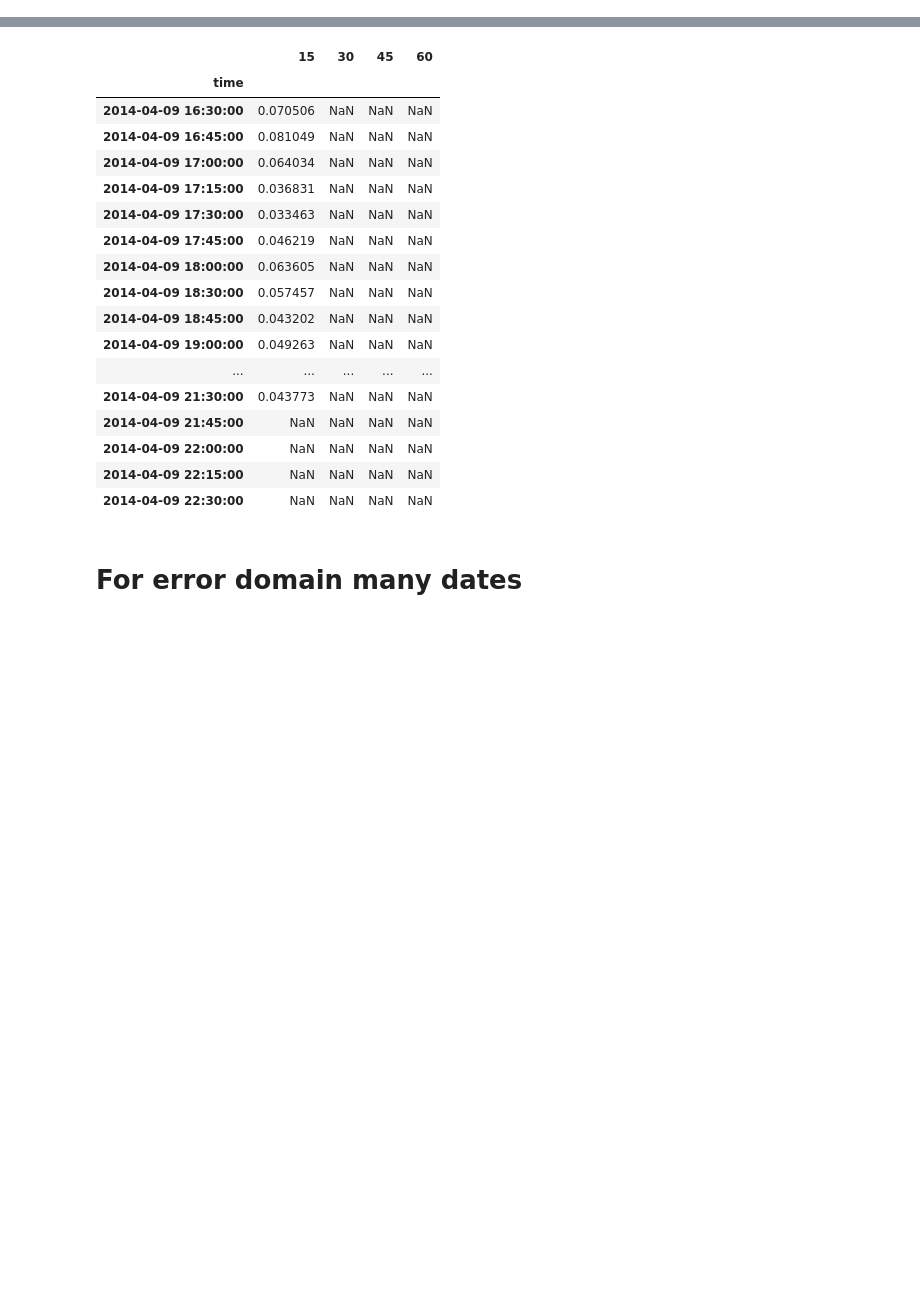
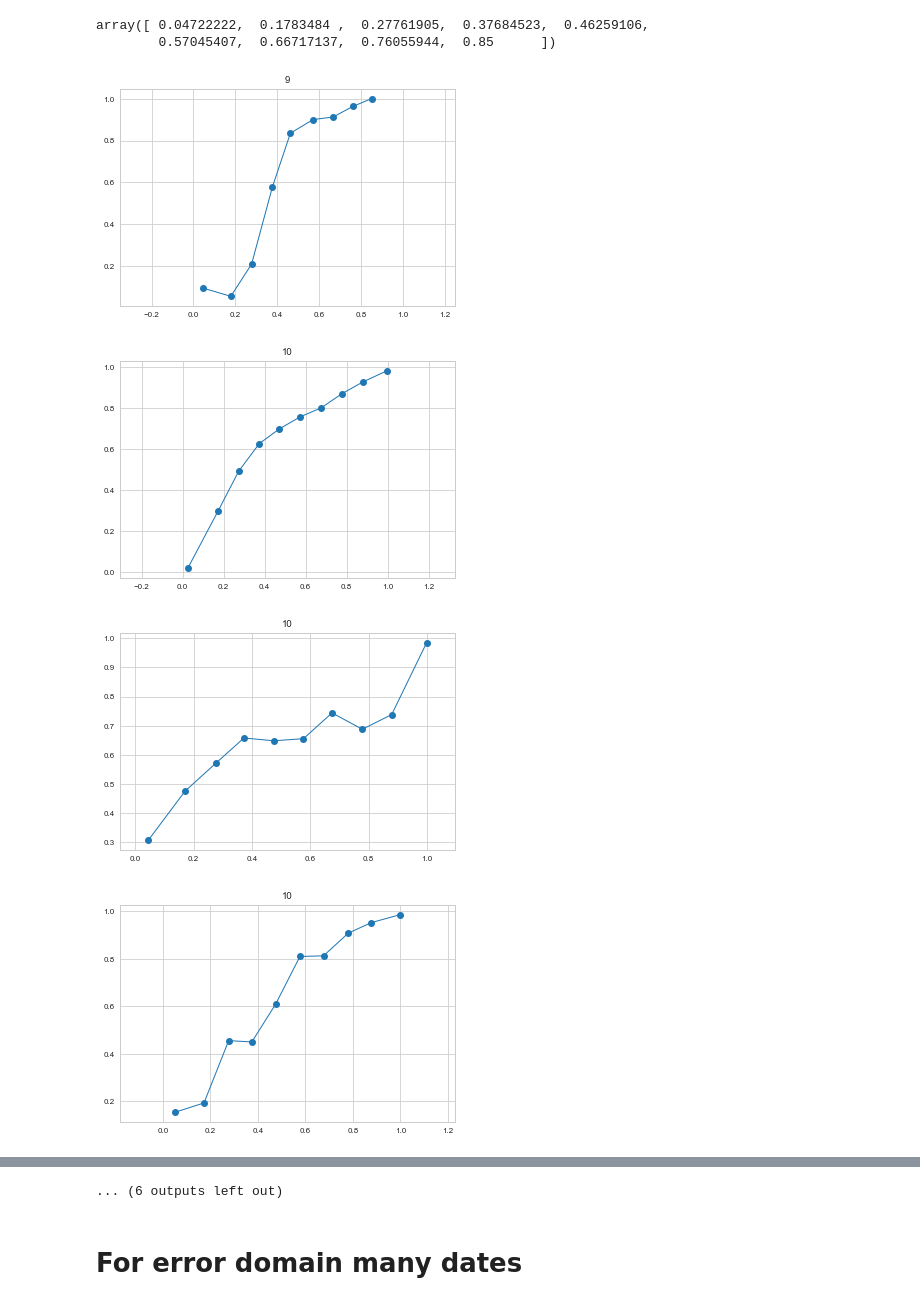
Before and after one commit to travisMharty/letkf_forecasting, a Jupyter notebook: notebooks/Probability Analysis many days.ipynb, the cells around one changed output, grey strips where cells are left out. Saved outputs shown, nothing was run; the diff lists cells and outputs as text; code cells hidden in the pictures; blank space fills up the shorter version.

Commit message:
Added ability to filter cloudy times, added probability analysis.

```diff
--- a/notebooks/Probability Analysis many days.ipynb
+++ b/notebooks/Probability Analysis many days.ipynb
@@ -105,0 +369,18 @@ this[15] = this_series
+# %%
+this[0][1]
+# %% [output]
+array([ 0.04722222,  0.1783484 ,  0.27761905,  0.37684523,  0.46259106,
+        0.57045407,  0.66717137,  0.76055944,  0.85      ])
+# %%
+for ii in range(len(this)):
+    plt.figure()
+    plt.plot(this[ii][1], this[ii][0], marker='o')
+    plt.xlim([0, 1])
+    plt.ylim([0, 1])
+    plt.axis('equal')
+    plt.title(this[ii][0].size)
+# %% [output]
+[figure, added]
+[figure, added]
+[figure, added]
+[figure, added]
@@ -106,21 +395,3 @@ this[15] = this_series
+... (6 outputs left out)
 # %%
-this
+this[0]
-# %% [output]
-|  | 15 | 30 | 45 | 60 |
-| time |  |  |  |  |
-| 2014-04-09 16:30:00 | 0.070506 | NaN | NaN | NaN |
-| 2014-04-09 16:45:00 | 0.081049 | NaN | NaN | NaN |
-| 2014-04-09 17:00:00 | 0.064034 | NaN | NaN | NaN |
-| 2014-04-09 17:15:00 | 0.036831 | NaN | NaN | NaN |
-| 2014-04-09 17:30:00 | 0.033463 | NaN | NaN | NaN |
-| 2014-04-09 17:45:00 | 0.046219 | NaN | NaN | NaN |
-| 2014-04-09 18:00:00 | 0.063605 | NaN | NaN | NaN |
-| 2014-04-09 18:30:00 | 0.057457 | NaN | NaN | NaN |
-| 2014-04-09 18:45:00 | 0.043202 | NaN | NaN | NaN |
-| 2014-04-09 19:00:00 | 0.049263 | NaN | NaN | NaN |
-| ... | ... | ... | ... | ... |
-| 2014-04-09 21:30:00 | 0.043773 | NaN | NaN | NaN |
-| 2014-04-09 21:45:00 | NaN | NaN | NaN | NaN |
-| 2014-04-09 22:00:00 | NaN | NaN | NaN | NaN |
-| 2014-04-09 22:15:00 | NaN | NaN | NaN | NaN |
-| 2014-04-09 22:30:00 | NaN | NaN | NaN | NaN |
```
Also changed, not shown: parts of 46 cells of this notebook, 1 other file.
